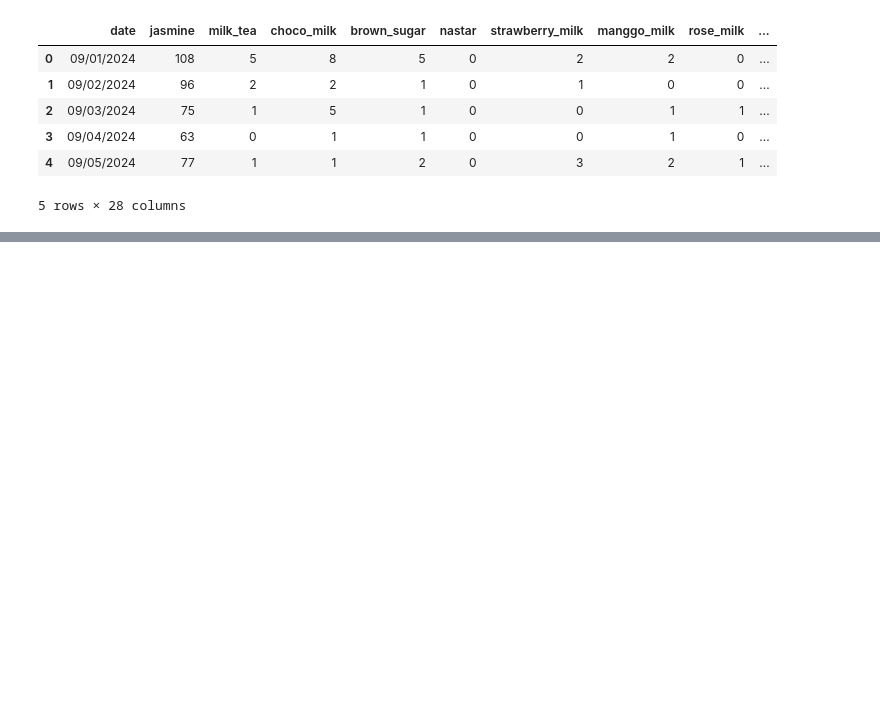
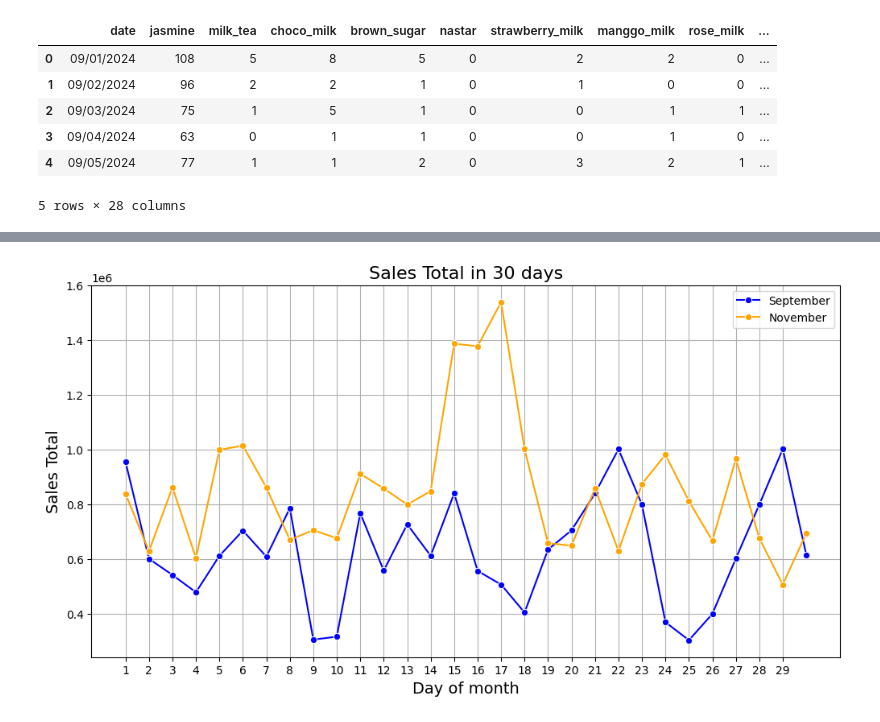
Before and after one commit to bryanfks-dev/Klempoken-Analysis, a Jupyter notebook: main.ipynb, the cells around one changed output, grey strips where cells are left out. Saved outputs shown, nothing was run; the diff lists cells and outputs as text; code cells hidden in the pictures; blank space fills up the shorter version.

```diff
--- a/main.ipynb
+++ b/main.ipynb
@@ -65,0 +41,11 @@ plt.show()
+# %%
+# Extract month from 'date' column
+month = df["date"].dt.month
+# %%
+# Filter data for September and November
+sept_df = df[month == 9]
+nov_df = df[month == 11]
+# %%
+# Extract day from 'date' column
+sept_df['day'] = df['date'].dt.day
+nov_df['day'] = df['date'].dt.day
@@ -65,0 +63,36 @@ plt.show()
+# %%
+# Create a figure
+plt.figure(figsize=(12, 6))
+
+# Plot september datas in blue color
+seaborn.lineplot(
+    x="day", y="sales_total", data=sept_df, label="September", marker="o", color="blue"
+)
+
+# Plot november datas in orange color
+seaborn.lineplot(
+    x="day", y="sales_total", data=nov_df, label="November", marker="o", color="orange"
+)
+
+# Set the title of the plot
+plt.title("Sales Total in 30 days", fontsize=16)
+
+# Set the label of the x-axis
+plt.xlabel("Day of month", fontsize=14)
+
+# Set the label of the y-axis
+plt.ylabel("Sales Total", fontsize=14)
+
+# Set the x-axis range from 1 to 30
+plt.xticks(range(1, 30))
+
+# Show the legend
+plt.legend()
+
+# Show the grid
+plt.grid(True)
+
+# Show the plot
+plt.show()
+# %% [output]
+[figure, added]
```
Also changed, not shown: parts of 15 cells of this notebook, 1 other file.
